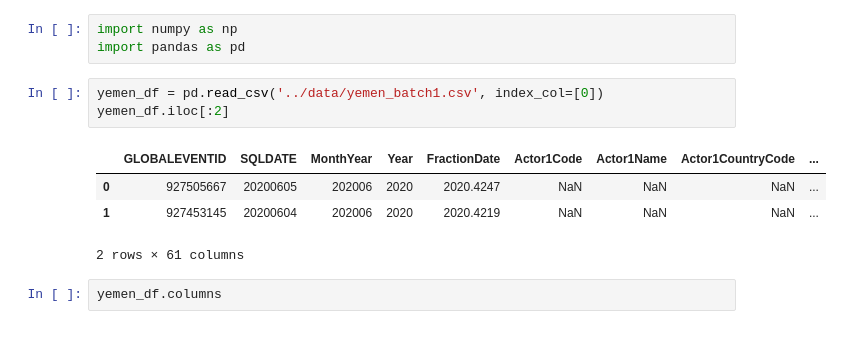
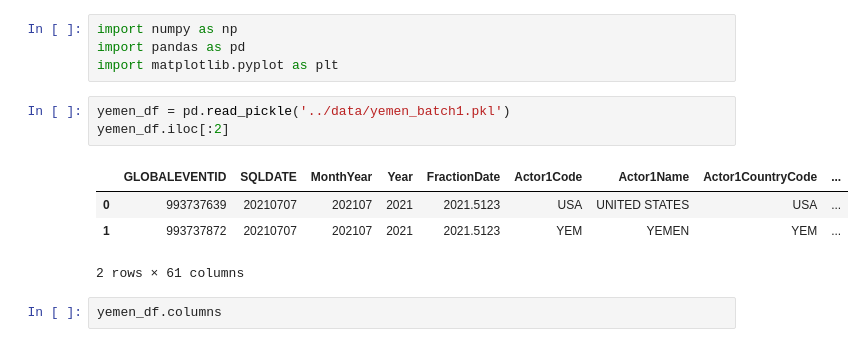
Before and after one commit to MekdiYilma/HumanitarianCrisisPrediction, a Jupyter notebook: notebooks/EDA_crisis_prediction.ipynb, the cells around one changed output. Saved outputs shown, nothing was run; the diff lists cells and outputs as text.

Commit message:
crisis data labeling

```diff
--- a/notebooks/EDA_crisis_prediction.ipynb
+++ b/notebooks/EDA_crisis_prediction.ipynb
@@ -3,13 +3,14 @@
 # %%
 import numpy as np
 import pandas as pd
+import matplotlib.pyplot as plt
 # %%
-yemen_df = pd.read_csv('../data/yemen_batch1.csv', index_col=[0])
+yemen_df = pd.read_pickle('../data/yemen_batch1.pkl')
 yemen_df.iloc[:2]
 # %% [output]
 |  | GLOBALEVENTID | SQLDATE | MonthYear | Year | FractionDate | Actor1Code | Actor1Name | Actor1CountryCode | ... |
-| 0 | 927505667 | 20200605 | 202006 | 2020 | 2020.4247 | NaN | NaN | NaN | ... |
-| 1 | 927453145 | 20200604 | 202006 | 2020 | 2020.4219 | NaN | NaN | NaN | ... |
+| 0 | 993737639 | 20210707 | 202107 | 2021 | 2021.5123 | USA | UNITED STATES | USA | ... |
+| 1 | 993737872 | 20210707 | 202107 | 2021 | 2021.5123 | YEM | YEMEN | YEM | ... |
 2 rows × 61 columns
 # %%
 yemen_df.columns
```
Also changed, not shown: parts of 18 cells of this notebook, 3 other files.
